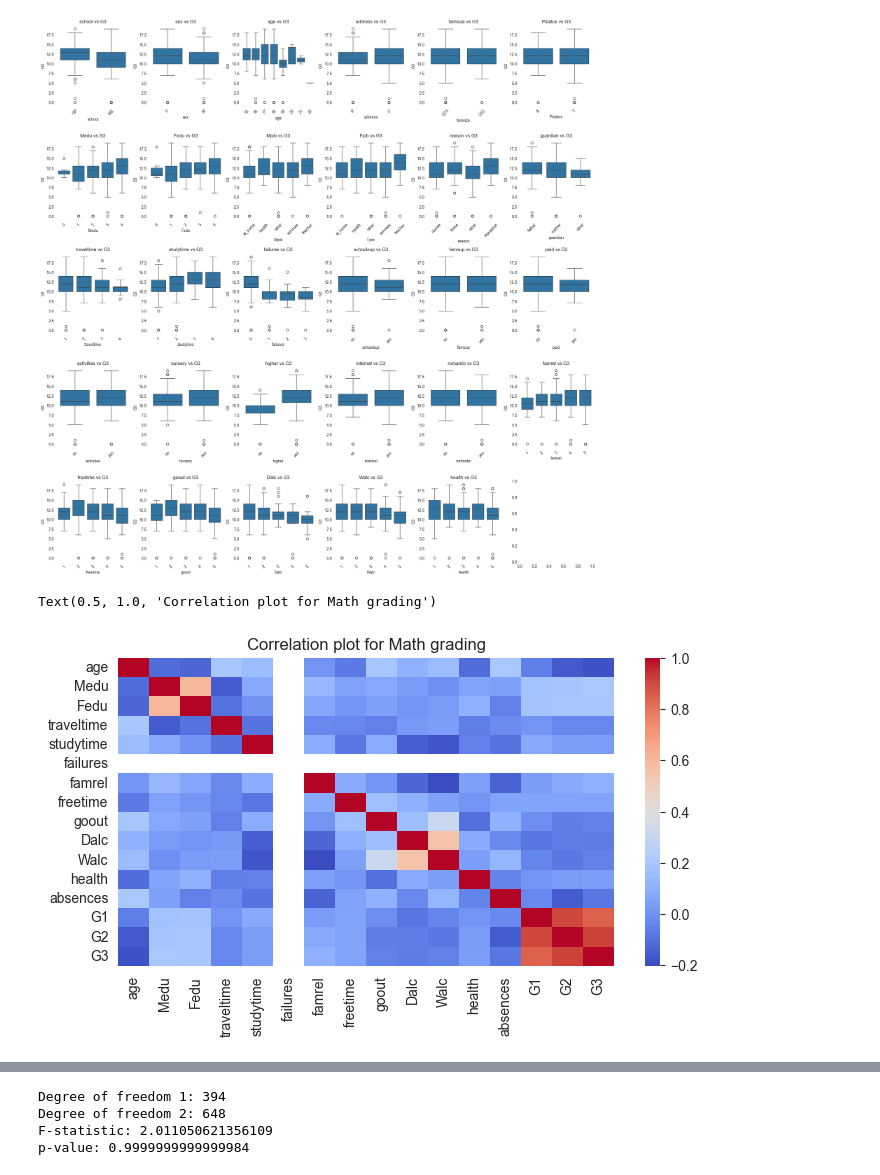
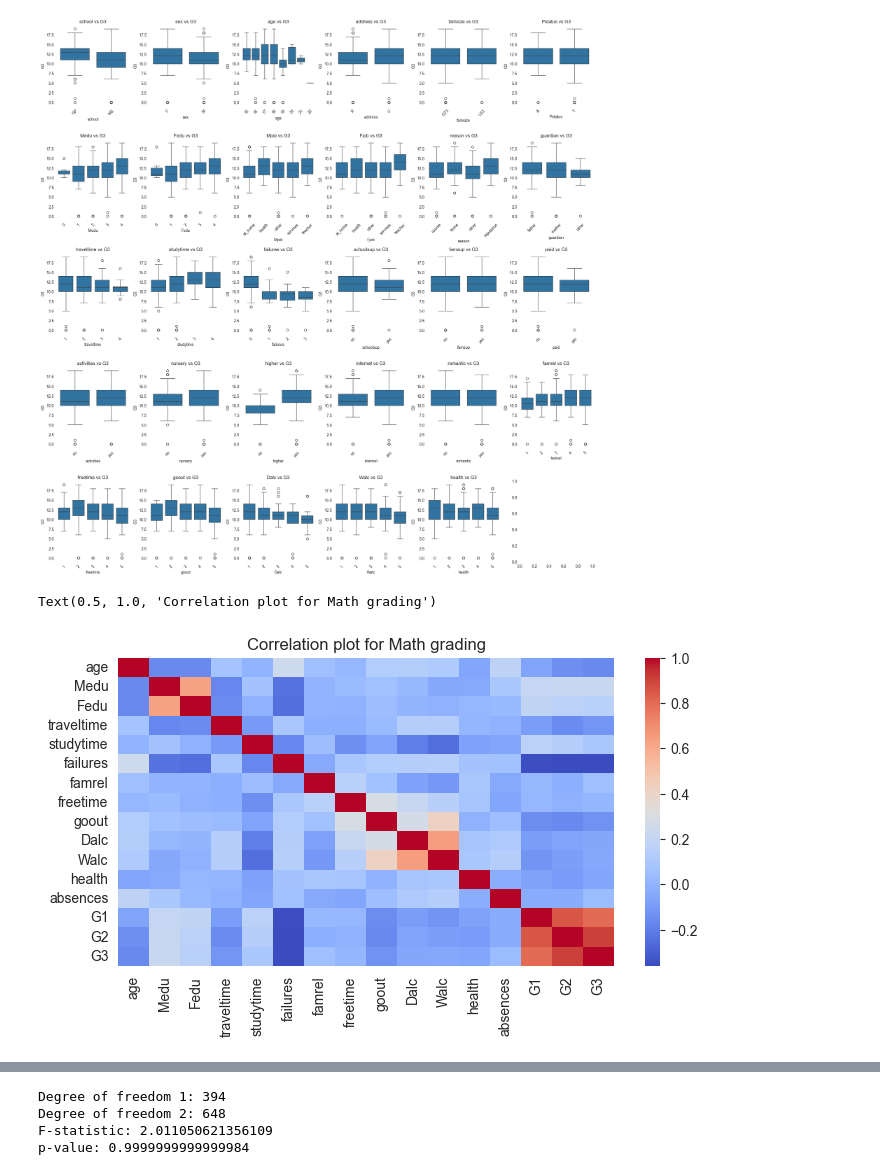
Before and after one commit to david-boules/SDS-CP015-student-performance-pred, a Jupyter notebook: notebooks/cholpon_zhakshylykova/cholpon_zhakshylykova_studentProgress.ipynb, the cells around one changed output, grey strips where cells are left out. Drawn from its saved outputs; the diff is of its cells as text; code cells hidden in the pictures.

```diff
--- a/notebooks/cholpon_zhakshylykova/cholpon_zhakshylykova_studentProgress.ipynb
+++ b/notebooks/cholpon_zhakshylykova/cholpon_zhakshylykova_studentProgress.ipynb
@@ -356,16 +341,16 @@ plt.show()
 [figure]
 # %%
 import seaborn as sb
-int_cols = math_cleaned.select_dtypes(include=[np.int64])
+int_cols = math.select_dtypes(include=[np.int64])
 
 # select only the numeric columns
 corr_matrix = int_cols.corr()
 
 # Plot heatmap
 sb.heatmap(corr_matrix, cmap="coolwarm")
 plt.title("Correlation plot for Math grading")
 # %% [output]
 Text(0.5, 1.0, 'Correlation plot for Math grading')
-[figure, old version]
+[figure, new version]
 # %%
 import seaborn as sb
```
Also changed, not shown: parts of 5 cells of this notebook, 1 other file.
